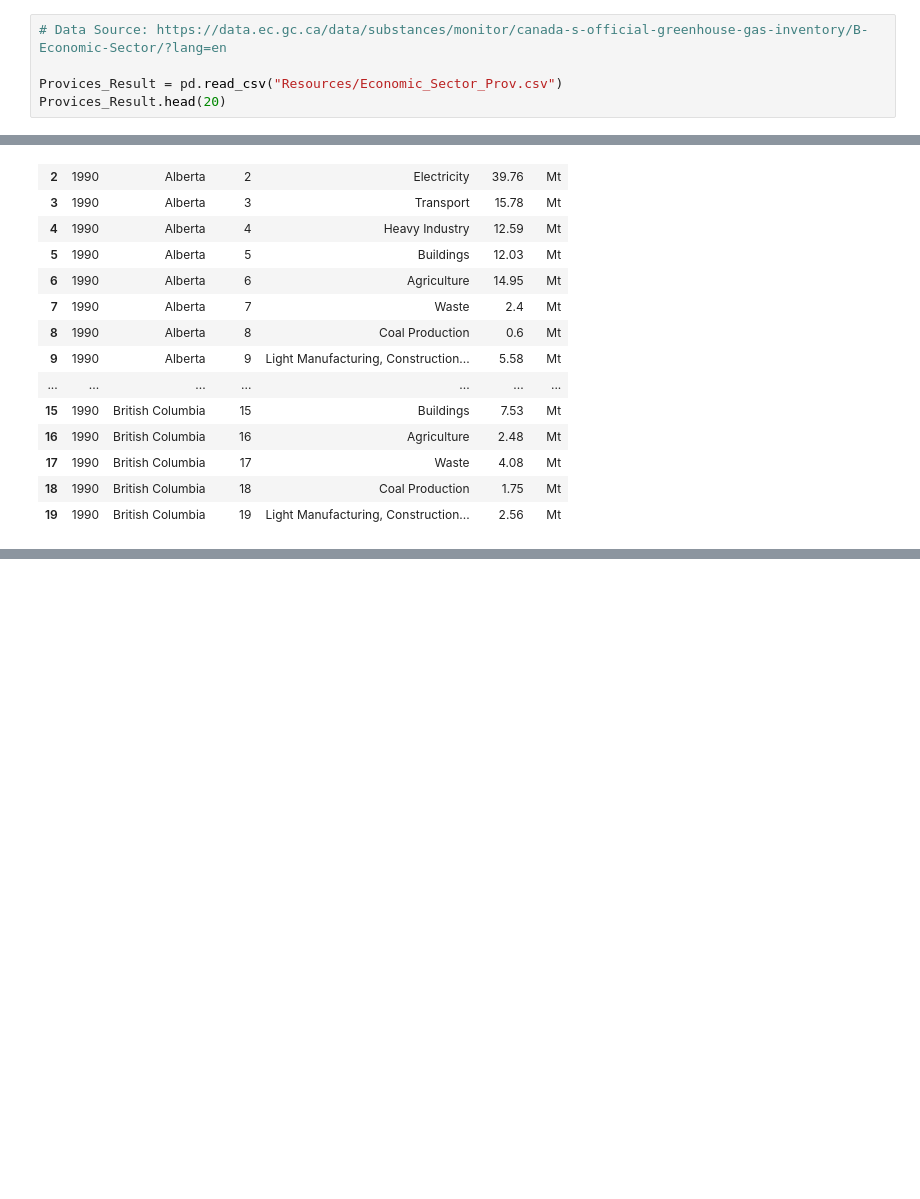
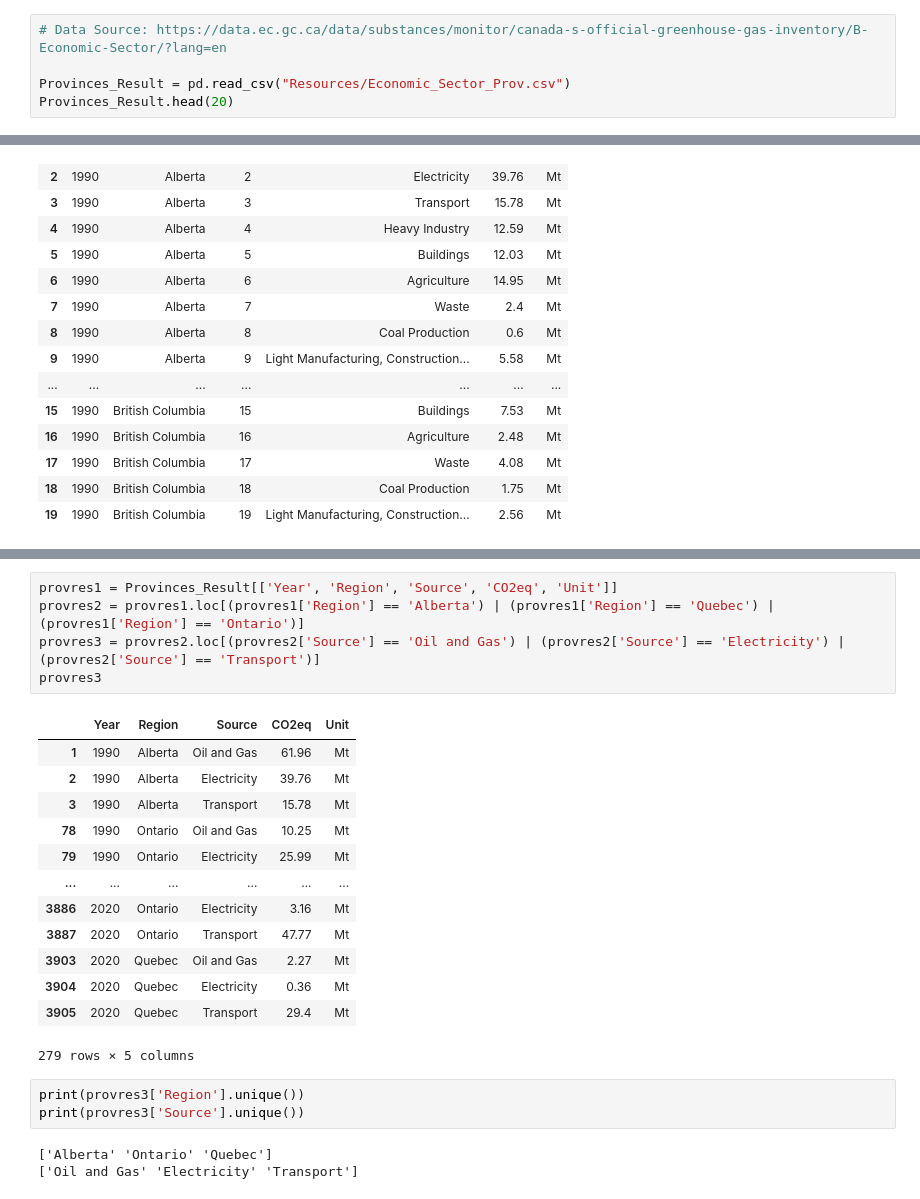
Before and after one commit to fabiomarcullo/Project_1_Climate_Action_Goals, a Jupyter notebook: Project_Sustainability_Data.ipynb, the cells around one changed output, grey strips where cells are left out. Saved outputs shown, nothing was run; the diff lists cells and outputs as text; blank space fills up the shorter version.

```diff
--- a/Project_Sustainability_Data.ipynb
+++ b/Project_Sustainability_Data.ipynb
@@ -49,8 +49,8 @@ Canada_Result.head(20)
 # %%
 # Data Source: https://data.ec.gc.ca/data/substances/monitor/canada-s-official-greenhouse-gas-inventory/B-Economic-Sector/?lang=en
 
-Provices_Result = pd.read_csv("Resources/Economic_Sector_Prov.csv")
-Provices_Result.head(20)
+Provinces_Result = pd.read_csv("Resources/Economic_Sector_Prov.csv")
+Provinces_Result.head(20)
 # %% [output]
 |  | Year | Region | Index | Source | CO2eq | Unit |
 | 0 | 1990 | Alberta | 0 | Provincial Inventory Total | 165.65 | Mt |
@@ -71,0 +156,25 @@ Provices_Result.head(20)
+# %%
+provres1 = Provinces_Result[['Year', 'Region', 'Source', 'CO2eq', 'Unit']]
+provres2 = provres1.loc[(provres1['Region'] == 'Alberta') | (provres1['Region'] == 'Quebec') | (provres1['Region'] == 'Ontario')]
+provres3 = provres2.loc[(provres2['Source'] == 'Oil and Gas') | (provres2['Source'] == 'Electricity') | (provres2['Source'] == 'Transport')]
+provres3
+# %% [output]
+|  | Year | Region | Source | CO2eq | Unit |
+| 1 | 1990 | Alberta | Oil and Gas | 61.96 | Mt |
+| 2 | 1990 | Alberta | Electricity | 39.76 | Mt |
+| 3 | 1990 | Alberta | Transport | 15.78 | Mt |
+| 78 | 1990 | Ontario | Oil and Gas | 10.25 | Mt |
+| 79 | 1990 | Ontario | Electricity | 25.99 | Mt |
+| ... | ... | ... | ... | ... | ... |
+| 3886 | 2020 | Ontario | Electricity | 3.16 | Mt |
+| 3887 | 2020 | Ontario | Transport | 47.77 | Mt |
+| 3903 | 2020 | Quebec | Oil and Gas | 2.27 | Mt |
+| 3904 | 2020 | Quebec | Electricity | 0.36 | Mt |
+| 3905 | 2020 | Quebec | Transport | 29.4 | Mt |
+279 rows × 5 columns
+# %%
+print(provres3['Region'].unique())
+print(provres3['Source'].unique())
+# %% [output]
+['Alberta' 'Ontario' 'Quebec']
+['Oil and Gas' 'Electricity' 'Transport']
```
Also changed, not shown: parts of 2 cells of this notebook.
